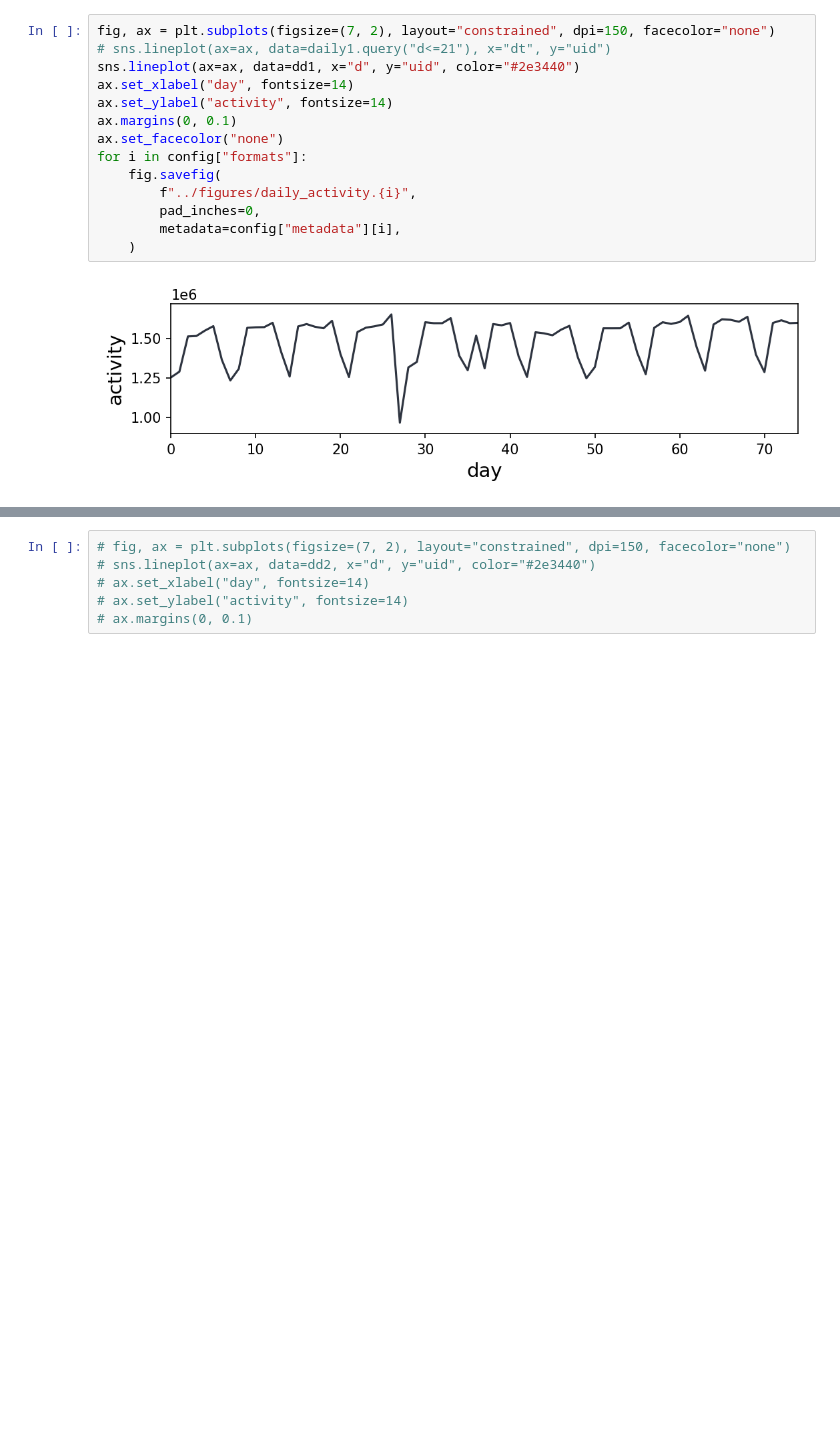
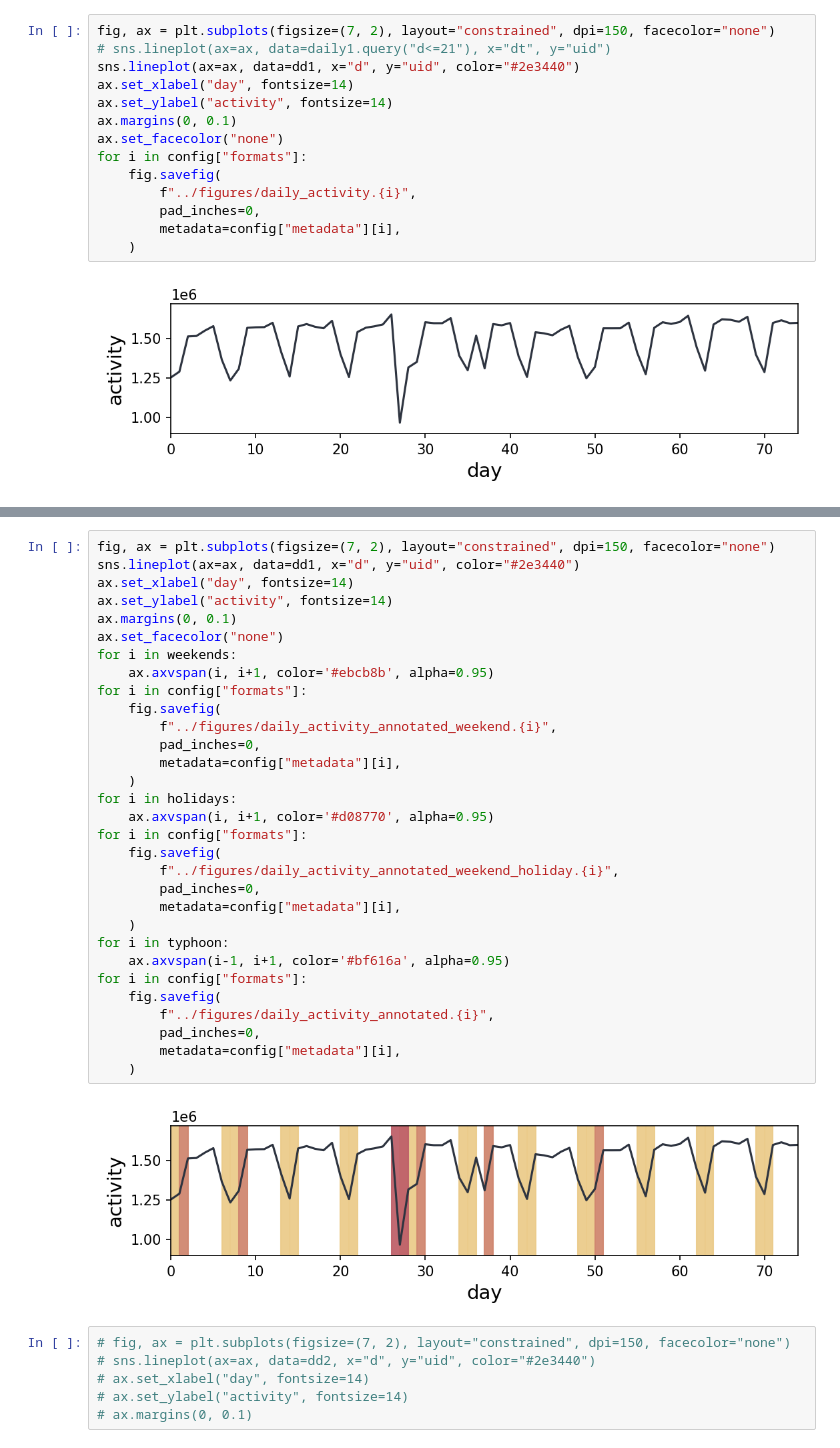
Before and after one commit to pintergreg/geolocating_cities_using_human_activity_traces, a Jupyter notebook: src/plot_port_messe_nagoya.ipynb, the cells around one changed output, grey strips where cells are left out. Cells and saved outputs as stored; diff of their text form; blank space fills up the shorter version.

Commit message:
Annotate daily activity GH-8

```diff
--- a/src/plot_port_messe_nagoya.ipynb
+++ b/src/plot_port_messe_nagoya.ipynb
@@ -35,3 +66,36 @@ for i in config["formats"]:
+# %%
+fig, ax = plt.subplots(figsize=(7, 2), layout="constrained", dpi=150, facecolor="none")
+sns.lineplot(ax=ax, data=dd1, x="d", y="uid", color="#2e3440")
+ax.set_xlabel("day", fontsize=14)
+ax.set_ylabel("activity", fontsize=14)
+ax.margins(0, 0.1)
+ax.set_facecolor("none")
+for i in weekends:
+    ax.axvspan(i, i+1, color='#ebcb8b', alpha=0.95)
+for i in config["formats"]:
+    fig.savefig(
+        f"../figures/daily_activity_annotated_weekend.{i}",
+        pad_inches=0,
+        metadata=config["metadata"][i],
+    )
+for i in holidays:
+    ax.axvspan(i, i+1, color='#d08770', alpha=0.95)
+for i in config["formats"]:
+    fig.savefig(
+        f"../figures/daily_activity_annotated_weekend_holiday.{i}",
+        pad_inches=0,
+        metadata=config["metadata"][i],
+    )
+for i in typhoon:
+    ax.axvspan(i-1, i+1, color='#bf616a', alpha=0.95)
+for i in config["formats"]:
+    fig.savefig(
+        f"../figures/daily_activity_annotated.{i}",
+        pad_inches=0,
+        metadata=config["metadata"][i],
+    )
+# %% [output]
+[figure, added]
 # %%
 # fig, ax = plt.subplots(figsize=(7, 2), layout="constrained", dpi=150, facecolor="none")
 # sns.lineplot(ax=ax, data=dd2, x="d", y="uid", color="#2e3440")
```
Also changed, not shown: parts of 1 cell of this notebook, 6 other files.
